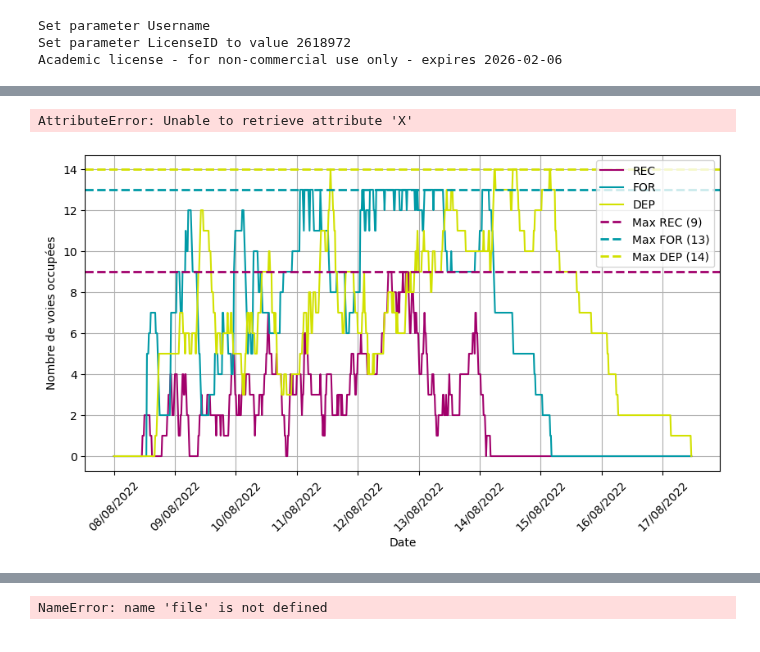
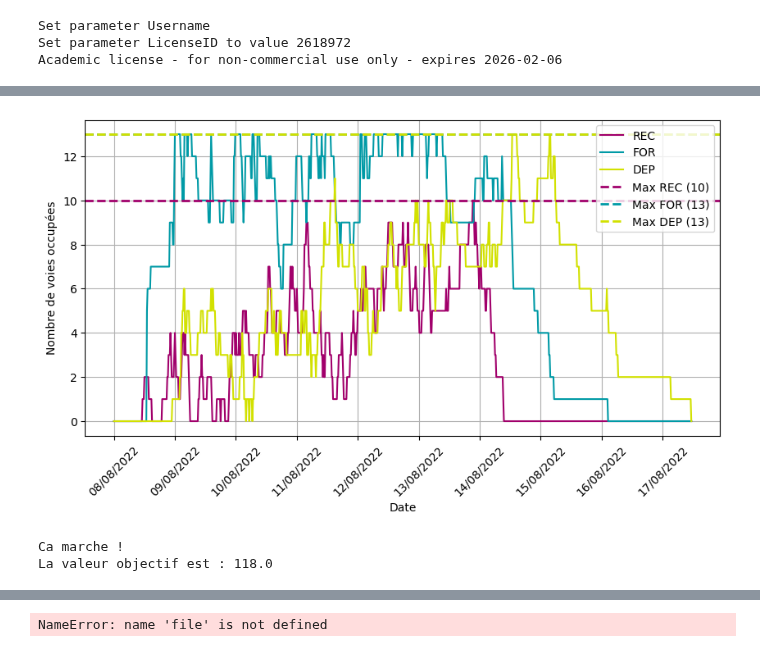
Before and after one commit to gGenouville/optiFretSNCF, a Jupyter notebook: code/notebooks/Code jalon 2.ipynb, the cells around one changed output, grey strips where cells are left out. Cells and saved outputs as stored; diff of their text form; code cells hidden in the pictures.

Commit message:
jalon3 marche à moitié

```diff
--- a/code/notebooks/Code jalon 2.ipynb
+++ b/code/notebooks/Code jalon 2.ipynb
@@ -91,5 +91,8 @@ h_deb, nb_cycles_agents, nb_cycle_jour=heure_debut_roulement(file,temps_min,temp
 comp_arr, comp_dep = comp(file)
 
 print(roulements_operants_sur_tache(file))
-print(nombre_max_agents_sur_roulement(file))
+max_agents_sur_roulement=nombre_max_agents_sur_roulement(file)
+
+liste_id_train_arrivee = t_a.keys()
+liste_id_train_depart = t_d.keys()
 # %% [output]
@@ -113,25 +101,15 @@ Le train 431113_17 part de la gare de Woippy au bout de 13620 minutes
 # %%
 model,t_arr,t_dep, is_present = init_model(
-    liste_id_train_arrivee = t_a.keys(),
+    liste_id_train_arrivee = liste_id_train_arrivee,
     t_a = t_a,
-    liste_id_train_depart = t_d.keys(),
+    liste_id_train_depart = liste_id_train_depart,
     t_d = t_d,
     dict_correspondances = D,
     file=file,
     id_file = id_file,
     limites_voies=init_limites_voies(file),
     temps_max=temps_max,
-    temps_min=temps_min,
-    nb_cycles_agents=nb_cycles_agents,
-    heure_debut_roulement=h_deb,
-    nombre_roulements=nb_roulements,
-    equip=roulements_operants_sur_tache(file),
-    max_agents_sur_roulement=nombre_max_agents_sur_roulement(file),
-    #nombre_cycles=nombre_cycles_agents(file,temps_min,temps_max),
-    h_deb=h_deb,
-    comp_arr=comp_arr,
-    comp_dep=comp_dep,
-    nb_cycle_jour=nb_cycle_jour
+    temps_min=temps_min
 )
 # %% [output]
 Set parameter Username
@@ -156,20 +150,18 @@ Le modèle n'a pas de solution
 # %%
 visualisation_gantt(t_arr,t_dep).show()
-# %% [output]
-AttributeError: Unable to retrieve attribute 'X'
 # %%
 # Correction du format de la date de référence
 ref_date = datetime.datetime.strptime("08/08/2022", "%d/%m/%Y")
 
 # Conversion des temps en dates au format "dd/mm/yyyy/HH/MM"
 x_date = [ref_date + datetime.timedelta(minutes=15*t) for t in range((t_max-t_min)//15+2)]
 
 # Calcul des voies occupées pour chaque chantier
-occupation_REC = np.array([quicksum(is_present['REC'][(id_train, t)].X for id_train in t_a.keys()).getValue() for t in range((t_max-t_min)//15+2)])
-occupation_FOR = np.array([quicksum(is_present['FOR'][(id_train, t)].X for id_train in t_d.keys()).getValue() for t in range((t_max-t_min)//15+2)])
-occupation_DEP = np.array([quicksum(is_present['DEP'][(id_train, t)].X for id_train in t_d.keys()).getValue() for t in range((t_max-t_min)//15+2)])
+occupation_REC = np.array([quicksum(is_present['REC'][(id_train, t)].X for id_train in liste_id_train_arrivee).getValue() for t in range((t_max-t_min)//15+2)])
+occupation_FOR = np.array([quicksum(is_present['FOR'][(id_train, t)].X for id_train in liste_id_train_depart).getValue() for t in range((t_max-t_min)//15+2)])
+occupation_DEP = np.array([quicksum(is_present['DEP'][(id_train, t)].X for id_train in liste_id_train_depart).getValue() for t in range((t_max-t_min)//15+2)])
 
 if visualisation_occupation(occupation_REC, occupation_FOR, occupation_DEP, x_date):
     plt.show()
 # %% [output]
-[figure, old version]
+[figure, new version]
@@ -175,0 +196,13 @@ if visualisation_occupation(occupation_REC, occupation_FOR, occupation_DEP, x_da
+# %%
+model2.optimize()
+
+if model2.status == GRB.INFEASIBLE:
+    print("Le modèle n'a pas de solution")
+elif model2.status == GRB.UNBOUNDED:
+    print("Le modèle est non borné")
+else:
+    print("Ca marche !")
+    print('La valeur objectif est :', model2.objVal)
+# %% [output]
+Ca marche !
+La valeur objectif est : 118.0
```
Also changed, not shown: parts of 7 cells of this notebook, 2 other files.
